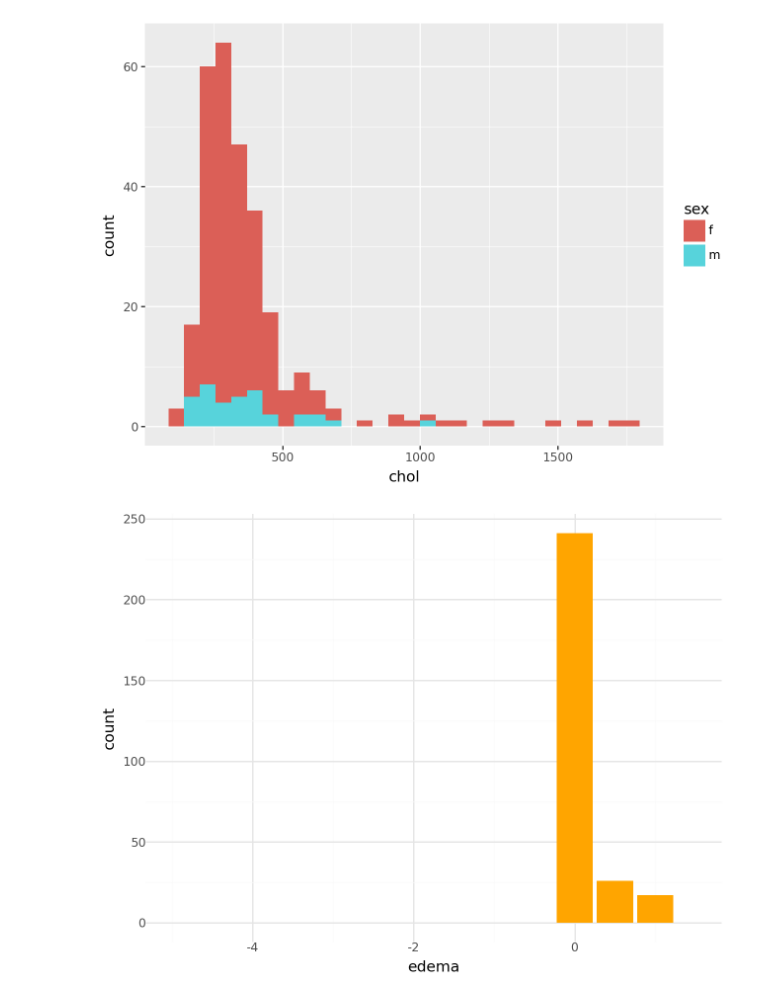
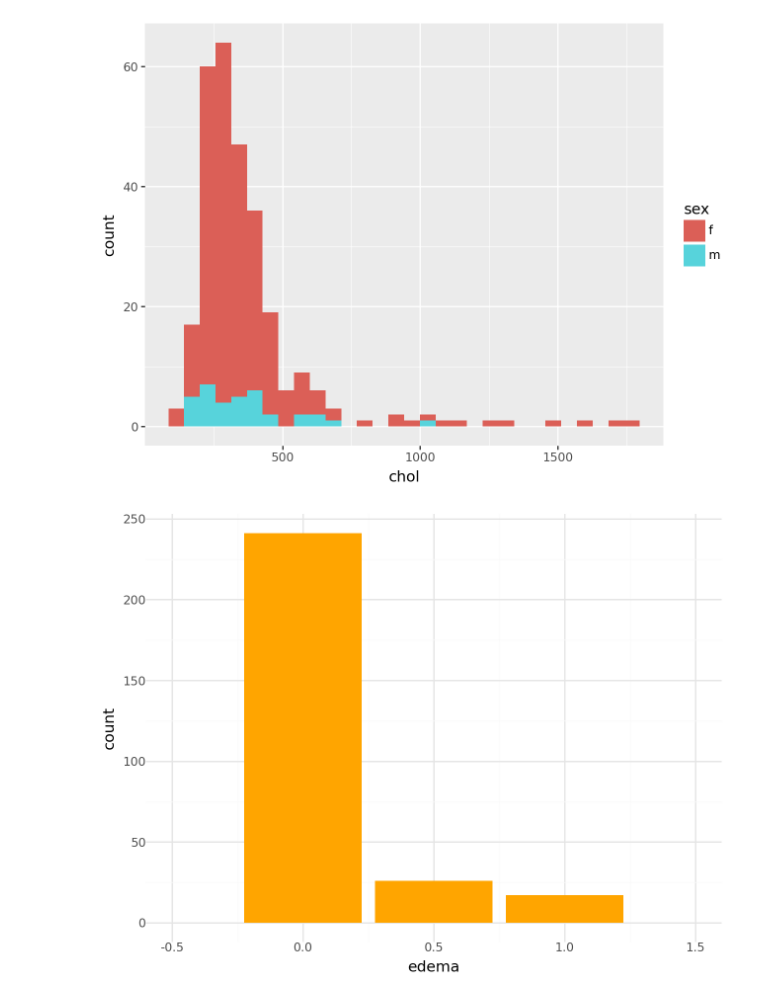
Before and after one commit to pepel63/Continous-Varibles-Exploration, a Jupyter notebook: Continous Varibles.ipynb, the cells around one changed output. Saved outputs shown, nothing was run; the diff lists cells and outputs as text; code cells hidden in the pictures.

```diff
--- a/Continous Varibles.ipynb
+++ b/Continous Varibles.ipynb
@@ -67,13 +57,13 @@ hist2
 # %%
 from plotnine import ggplot, aes, geom_bar, theme_minimal, xlim
 
 # Assuming 'df' is your DataFrame and 'edema' is the column of interest
 y = ggplot(df, aes(x='edema')) + \
     geom_bar(fill="orange") + \
-    xlim(-5, 1.5) + \
+    xlim(-.5, 1.5) + \
     theme_minimal()
 
 # Save the plot
 y
 # %% [output]
-[figure, old version]
+[figure, new version]
```
Also changed, not shown: parts of 12 cells of this notebook.
